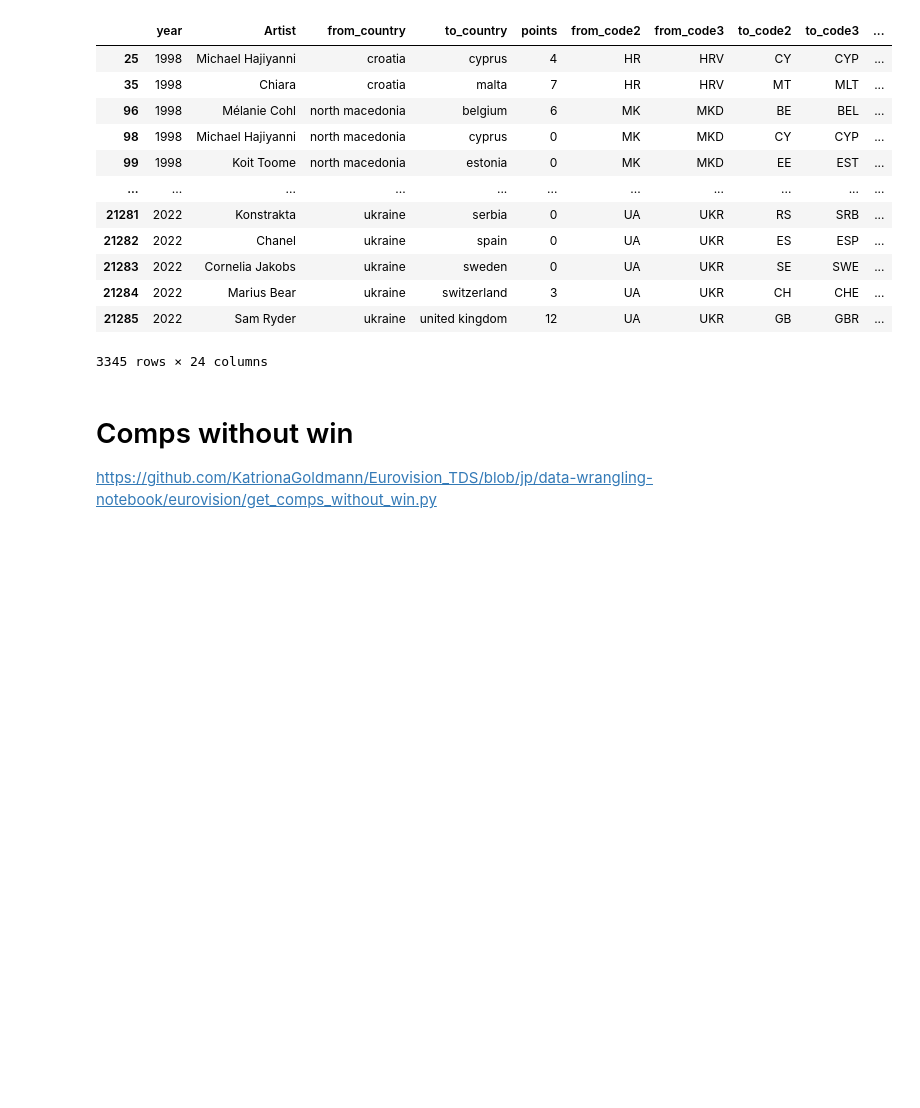
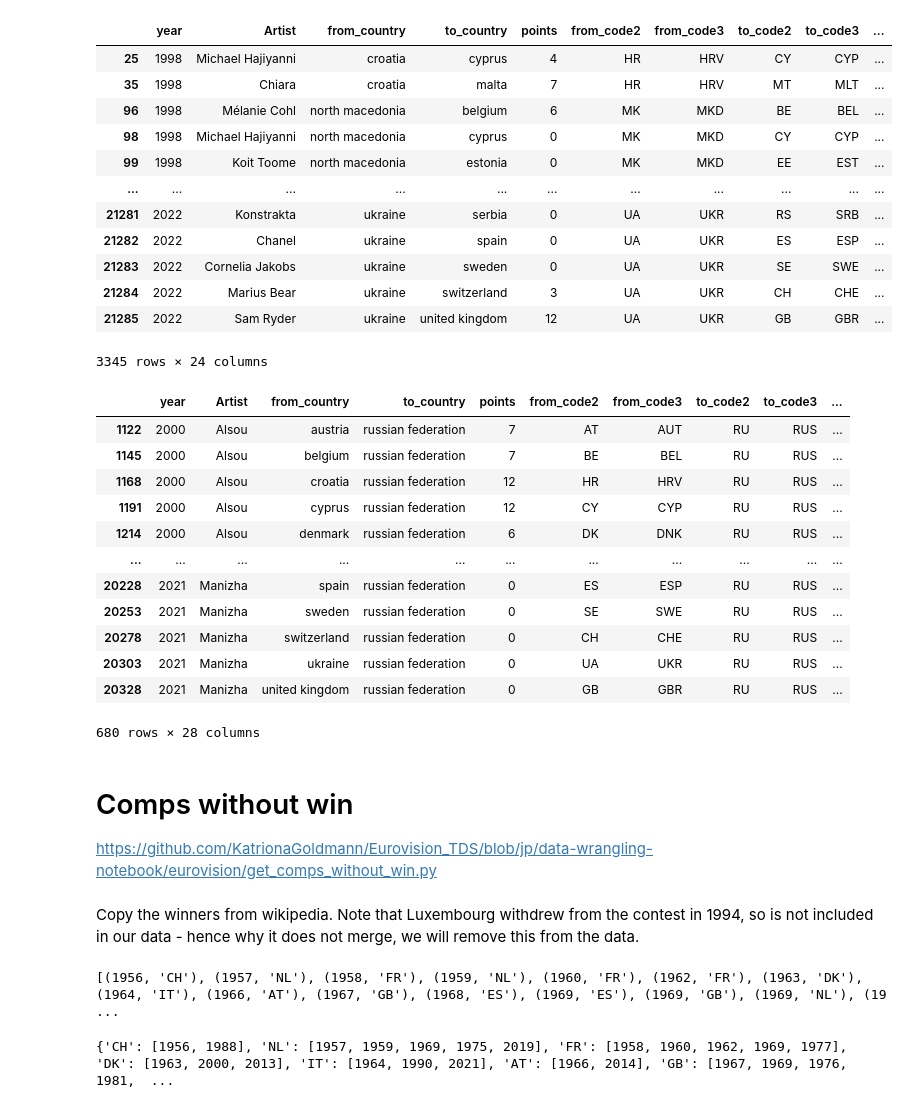
Before and after one commit to KatrionaGoldmann/Eurovision_TDS, a Jupyter notebook: eurovision/notebooks/data.ipynb, the cells around one changed output. Saved outputs shown, nothing was run; the diff lists cells and outputs as text; code cells hidden in the pictures; blank space fills up the shorter version.

```diff
--- a/eurovision/notebooks/data.ipynb
+++ b/eurovision/notebooks/data.ipynb
@@ -1073,7 +1073,67 @@ df_VLGM[df_VLGM['migration_p2v'].isna()]   # 3345 empty rows
 | 21284 | 2022 | Marius Bear | ukraine | switzerland | 3 | UA | UKR | CH | CHE | ... |
 | 21285 | 2022 | Sam Ryder | ukraine | united kingdom | 12 | UA | UKR | GB | GBR | ... |
 3345 rows × 24 columns
+# %%
+df_main.loc[df_main['to_country'].str.contains('russ')]
+# %% [output]
+|  | year | Artist | from_country | to_country | points | from_code2 | from_code3 | to_code2 | to_code3 | ... |
+| 1122 | 2000 | Alsou | austria | russian federation | 7 | AT | AUT | RU | RUS | ... |
+| 1145 | 2000 | Alsou | belgium | russian federation | 7 | BE | BEL | RU | RUS | ... |
+| 1168 | 2000 | Alsou | croatia | russian federation | 12 | HR | HRV | RU | RUS | ... |
+| 1191 | 2000 | Alsou | cyprus | russian federation | 12 | CY | CYP | RU | RUS | ... |
+| 1214 | 2000 | Alsou | denmark | russian federation | 6 | DK | DNK | RU | RUS | ... |
+| ... | ... | ... | ... | ... | ... | ... | ... | ... | ... | ... |
+| 20228 | 2021 | Manizha | spain | russian federation | 0 | ES | ESP | RU | RUS | ... |
+| 20253 | 2021 | Manizha | sweden | russian federation | 0 | SE | SWE | RU | RUS | ... |
+| 20278 | 2021 | Manizha | switzerland | russian federation | 0 | CH | CHE | RU | RUS | ... |
+| 20303 | 2021 | Manizha | ukraine | russian federation | 0 | UA | UKR | RU | RUS | ... |
+| 20328 | 2021 | Manizha | united kingdom | russian federation | 0 | GB | GBR | RU | RUS | ... |
+680 rows × 28 columns
 # %% [markdown]
 # Comps without win
 
 https://github.com/KatrionaGoldmann/Eurovision_TDS/blob/jp/data-wrangling-notebook/eurovision/get_comps_without_win.py
+# %% [markdown]
+Copy the winners from wikipedia. Note that Luxembourg withdrew from the contest in 1994, so is not included in our data - hence why it does not merge, we will remove this from the data.
+# %%
+winners = [(1956, "Switzerland"), (1957, "Netherlands"), (1958, "France"),
+           (1959, "Netherlands"), (1960, "France"), (1961, "Luxembourg"),
+           (1962, "France"), (1963, "Denmark"), (1964, "Italy"),
+           (1965, "Luxembourg"), (1966, "Austria"), (1967, "United Kingdom"),
+           (1968, "Spain"), (1969, "Spain"), (1969, "United Kingdom"),
+           (1969, "Netherlands"), (1969, "France"), (1970, "Ireland"),
+           (1971, "Monaco"), (1972, "Luxembourg"), (1973, "Luxembourg"),
+           (1974, "Sweden"), (1975, "Netherlands"), (1976, "United Kingdom"),
+           (1977, "France"), (1978, "Israel"), (1979, "Israel"),
+           (1980, "Ireland"), (1981, "United Kingdom"), (1982, "Germany"),
+           (1983, "Luxembourg"), (1984, "Sweden"), (1985, "Norway"),
+           (1986, "Belgium"), (1987, "Ireland"), (1988, "Switzerland"),
+           (1989, "Yugoslavia"), (1990, "Italy"), (1991, "Sweden"),
+           (1992, "Ireland"), (1993, "Ireland"), (1994, "Ireland"),
+           (1995, "Norway"), (1996, "Ireland"), (1997, "United Kingdom"),
+           (1998, "Israel"), (1999, "Sweden"), (2000, "Denmark"),
+           (2001, "Estonia"), (2002, "Latvia"), (2003, "Turkey"),
+           (2004, "Ukraine"), (2005, "Greece"), (2006, "Finland"),
+           (2007, "Serbia"), (2008, "Russian federation"), (2009, "Norway"),
+           (2010, "Germany"), (2011, "Azerbaijan"), (2012, "Sweden"),
+           (2013, "Denmark"), (2014, "Austria"), (2015, "Sweden"),
+           (2016, "Ukraine"), (2017, "Portugal"), (2018, "Israel"),
+           (2019, "Netherlands"), (2021, "Italy"), (2022, "Ukraine")]
+
+def sub_name(country_name):
+    country_name = country_name.lower()
+
+    if country_name in df_main['from_country'].values:
+        return(df_main[df_main['from_country'] == country_name]['from_code2'].values[0])
+    else:
+        return(country_name)
+
+# replace the country names with their codes
+winners = [(year, sub_name(country)) for year, country in winners]
+
+# remove Luxembourg from 1961
+winners = [(year, country) for year, country in winners if not (country == 'luxembourg')]
+
+print(winners)
+# %% [output]
+[(1956, 'CH'), (1957, 'NL'), (1958, 'FR'), (1959, 'NL'), (1960, 'FR'), (1962, 'FR'), (1963, 'DK'), (1964, 'IT'), (1966, 'AT'), (1967, 'GB'), (1968, 'ES'), (1969, 'ES'), (1969, 'GB'), (1969, 'NL'), (19 ...
@@ -1079,0 +1155,15 @@ https://github.com/KatrionaGoldmann/Eurovision_TDS/blob/jp/data-wrangling-notebo
+# %%
+all_wins = {}
+
+
+# for each row in winners, get the country code and year
+for y, code in winners:
+    #code = country_codes[c.lower()]
+    if code in all_wins:
+        all_wins[code].append(y)
+    else:
+        all_wins[code] = [y]
+
+print(all_wins)
+# %% [output]
+{'CH': [1956, 1988], 'NL': [1957, 1959, 1969, 1975, 2019], 'FR': [1958, 1960, 1962, 1969, 1977], 'DK': [1963, 2000, 2013], 'IT': [1964, 1990, 2021], 'AT': [1966, 2014], 'GB': [1967, 1969, 1976, 1981,  ...
```
Also changed, not shown: parts of 6 cells of this notebook, 1 other file.
